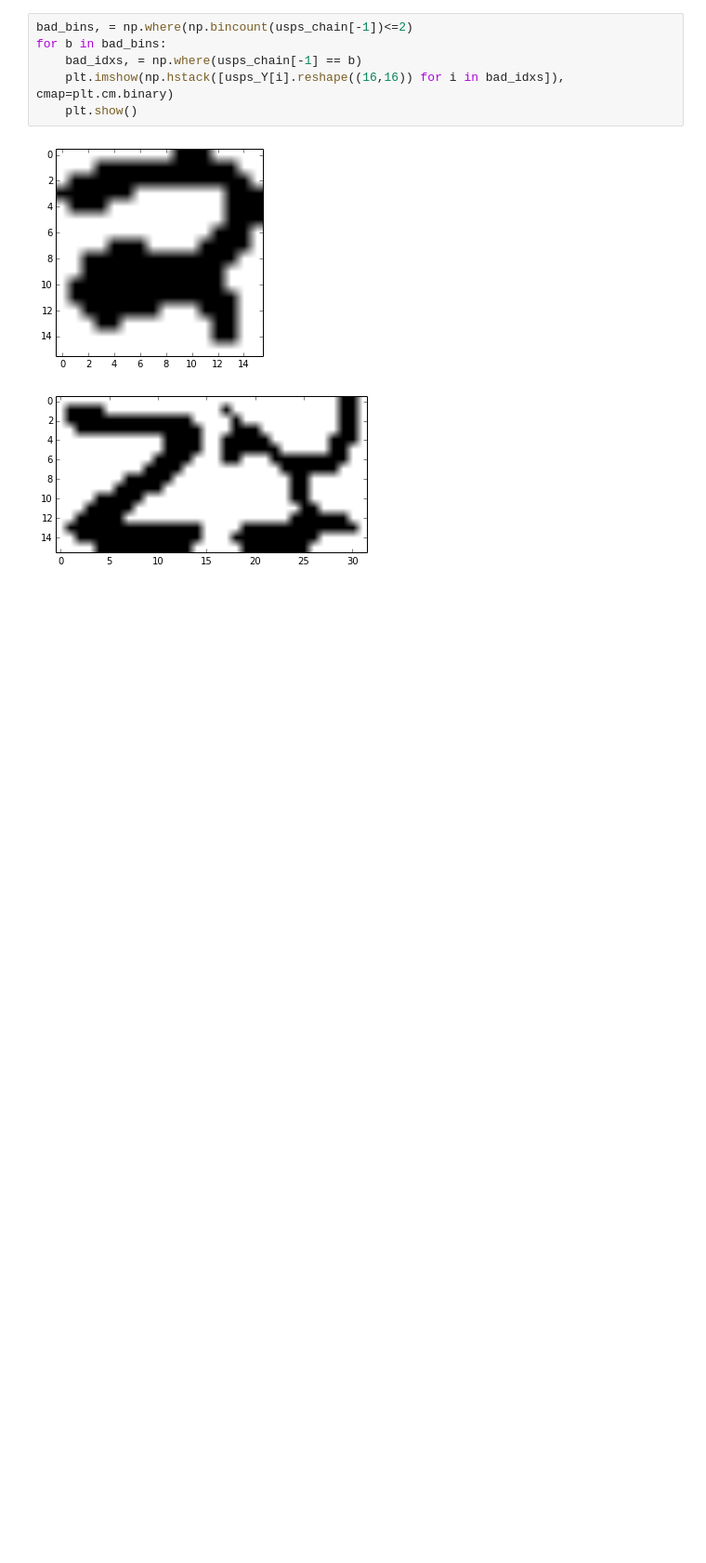
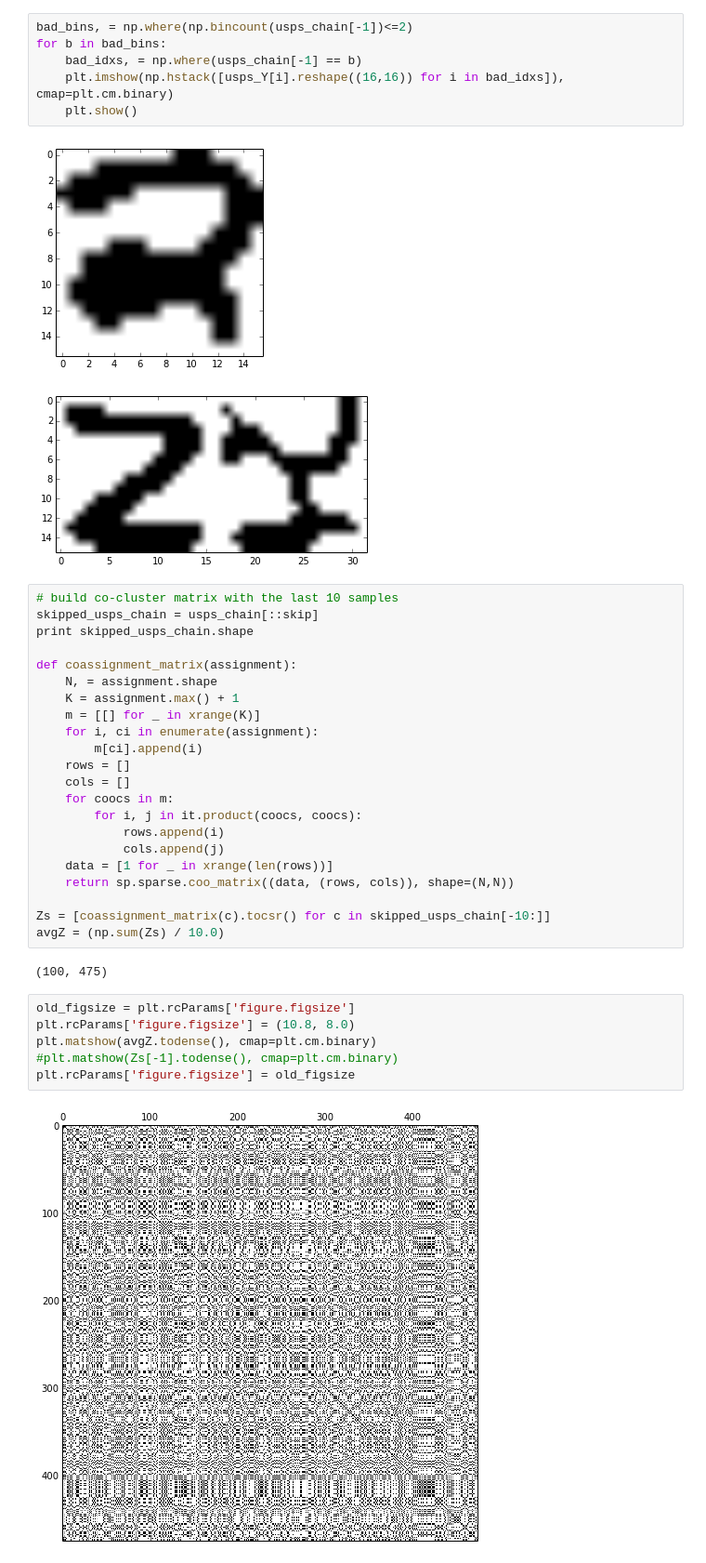
Before and after one commit to stephentu/mcmc-sandbox, a Jupyter notebook: gibbs/np-gibbs-beta-bernoulli.ipynb, the cells around one changed output. Shown: that part at 93% size. Saved outputs shown, nothing was run; the diff lists cells and outputs as text; blank space fills up the shorter version.

Commit message:
WIP: co-clustering matrix

```diff
--- a/gibbs/np-gibbs-beta-bernoulli.ipynb
+++ b/gibbs/np-gibbs-beta-bernoulli.ipynb
@@ -490,3 +491,35 @@ for b in bad_bins:
 # %% [output]
 [figure]
 [figure]
+# %%
+# build co-cluster matrix with the last 10 samples
+skipped_usps_chain = usps_chain[::skip]
+print skipped_usps_chain.shape
+
+def coassignment_matrix(assignment):
+    N, = assignment.shape
+    K = assignment.max() + 1
+    m = [[] for _ in xrange(K)]
+    for i, ci in enumerate(assignment):
+        m[ci].append(i)
+    rows = []
+    cols = []
+    for coocs in m:
+        for i, j in it.product(coocs, coocs):
+            rows.append(i)
+            cols.append(j)
+    data = [1 for _ in xrange(len(rows))]
+    return sp.sparse.coo_matrix((data, (rows, cols)), shape=(N,N))
+
+Zs = [coassignment_matrix(c).tocsr() for c in skipped_usps_chain[-10:]]
+avgZ = (np.sum(Zs) / 10.0)
+# %% [output]
+(100, 475)
+# %%
+old_figsize = plt.rcParams['figure.figsize']
+plt.rcParams['figure.figsize'] = (10.8, 8.0)
+plt.matshow(avgZ.todense(), cmap=plt.cm.binary)
+#plt.matshow(Zs[-1].todense(), cmap=plt.cm.binary)
+plt.rcParams['figure.figsize'] = old_figsize
+# %% [output]
+[figure, added]
```
Also changed, not shown: parts of 1 cell of this notebook.
